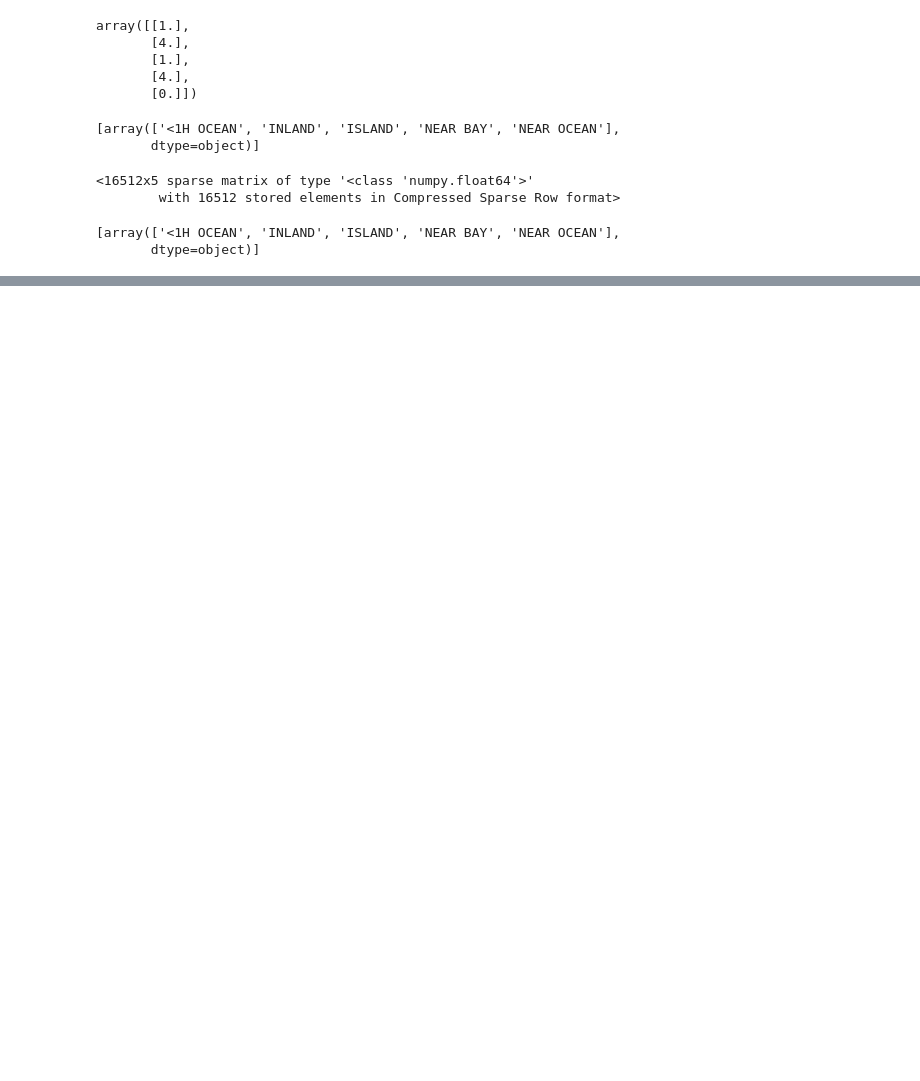
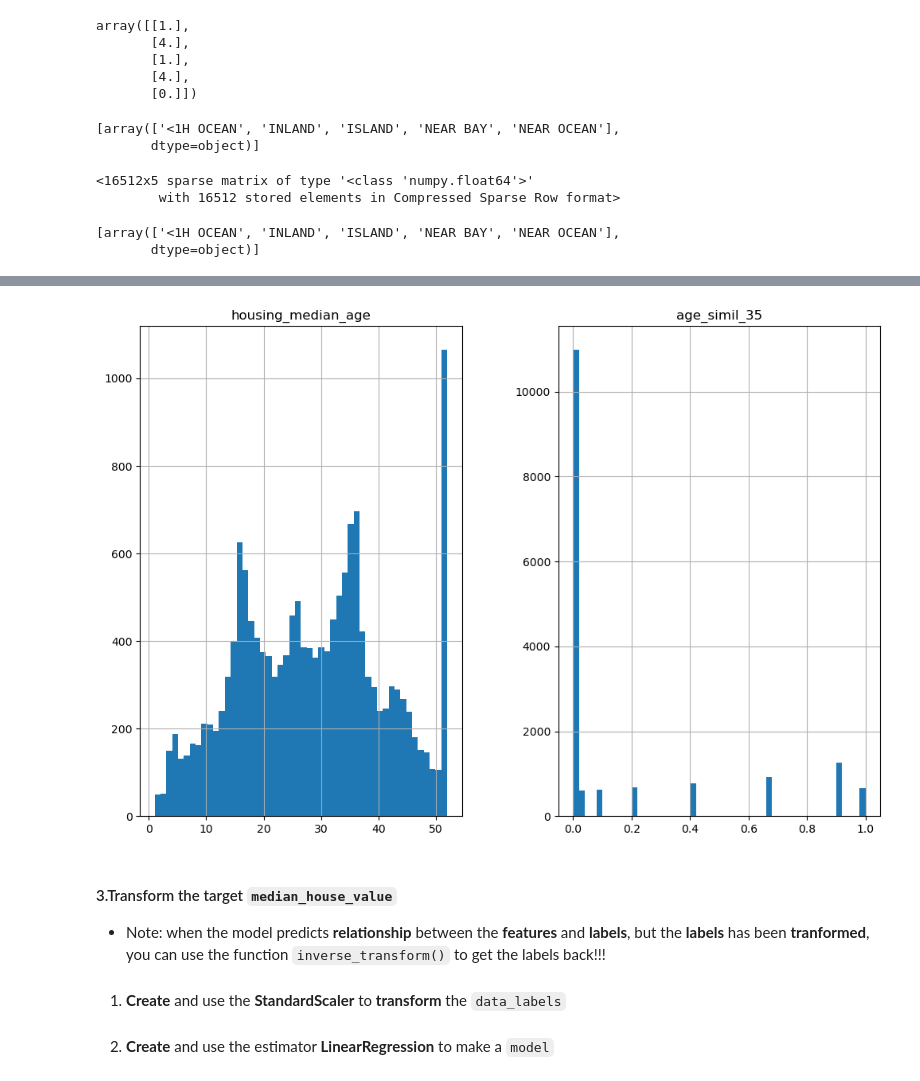
Before and after one commit to DurianDan/hands-on-machine-learning-tensorflow, a Jupyter notebook: chapter2/end-to-end-ML-project.ipynb, the cells around one changed output, grey strips where cells are left out. Saved outputs shown, nothing was run; the diff lists cells and outputs as text; code cells hidden in the pictures; blank space fills up the shorter version.

```diff
--- a/chapter2/end-to-end-ML-project.ipynb
+++ b/chapter2/end-to-end-ML-project.ipynb
@@ -410,0 +483,9 @@ display(one_hot_encoder.categories_)
+# %%
+# measuring the similarity between the housing median age and 35
+from sklearn.metrics.pairwise import rbf_kernel
+age_simil_35 = rbf_kernel(
+    data[["housing_median_age"]],
+    [[35]],
+    gamma=.1
+    )
+age_simil_35
@@ -410,0 +500,14 @@ display(one_hot_encoder.categories_)
+# %%
+# compare age_simil_35 to data["housing_median_age"]
+rbf_compare = data[["housing_median_age"]].copy()
+rbf_compare["age_simil_35"] = age_simil_35
+rbf_compare.hist(bins=50, figsize=(12, 8))
+
+plt.show()
+# %% [output]
+[figure, added]
+# %% [markdown]
+#### 3.Transform the target `median_house_value`
+- Note: when the model predicts **relationship** between the **features** and **labels**, but the **labels** has been **tranformed**, you can use the function `inverse_transform()` to get the labels back!!!
+# %% [markdown]
+1. **Create** and use the **StandardScaler** to **transform** the `data_labels`
@@ -410,0 +520,2 @@ display(one_hot_encoder.categories_)
+# %% [markdown]
+2. **Create** and use the estimator **LinearRegression** to make a `model`
```
Also changed, not shown: parts of 52 cells of this notebook.
